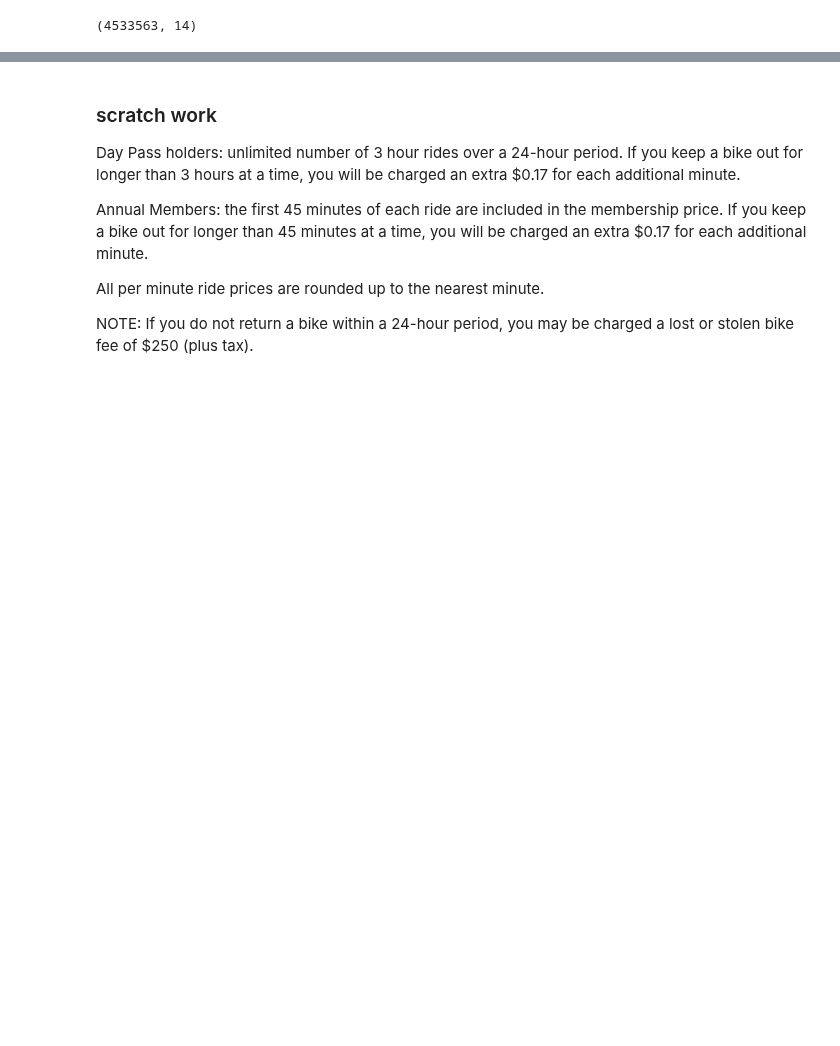
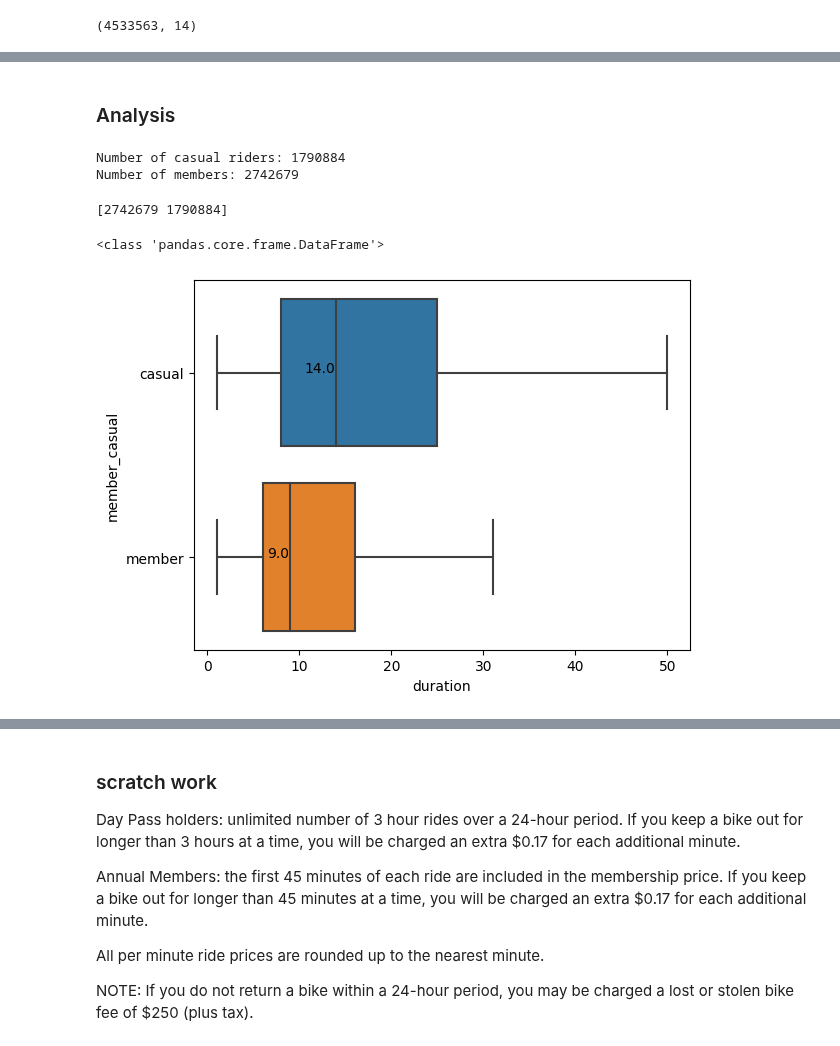
Before and after one commit to andyguo0228/bike_share_python, a Jupyter notebook: scratchbook.ipynb, the cells around one changed output, grey strips where cells are left out. Drawn from its saved outputs; the diff is of its cells as text; code cells hidden in the pictures; blank space fills up the shorter version.

```diff
--- a/scratchbook.ipynb
+++ b/scratchbook.ipynb
@@ -235,0 +222,30 @@ df.head(10)
+# %% [markdown]
+### Analysis
+# %%
+# Count of members vs. casual riders
+casual = df[df['member_casual'] == 'casual'].shape[0]
+member = df[df['member_casual'] == 'member'].shape[0]
+
+print(f'Number of casual riders: {casual}')
+print(f'Number of members: {member}')
+# %% [output]
+Number of casual riders: 1790884
+Number of members: 2742679
+# %%
+print(members.values)
+# %% [output]
+[2742679 1790884]
+# %%
+df1 = df.groupby('member_casual')['duration'].agg(Median='median')
+print(type(df1))
+# %% [output]
+<class 'pandas.core.frame.DataFrame'>
+# %%
+box = sns.boxplot(x='duration', y='member_casual', data=df, showfliers=False, orient='h')
+
+
+for i in range(len(df1.Median)):
+      box.annotate(str(df1.Median[i]), xy=(df1.Median[i]-0.1,i), ha='right')
+plt.show()
+# %% [output]
+[figure, added]
```
Also changed, not shown: parts of 3 cells of this notebook.
